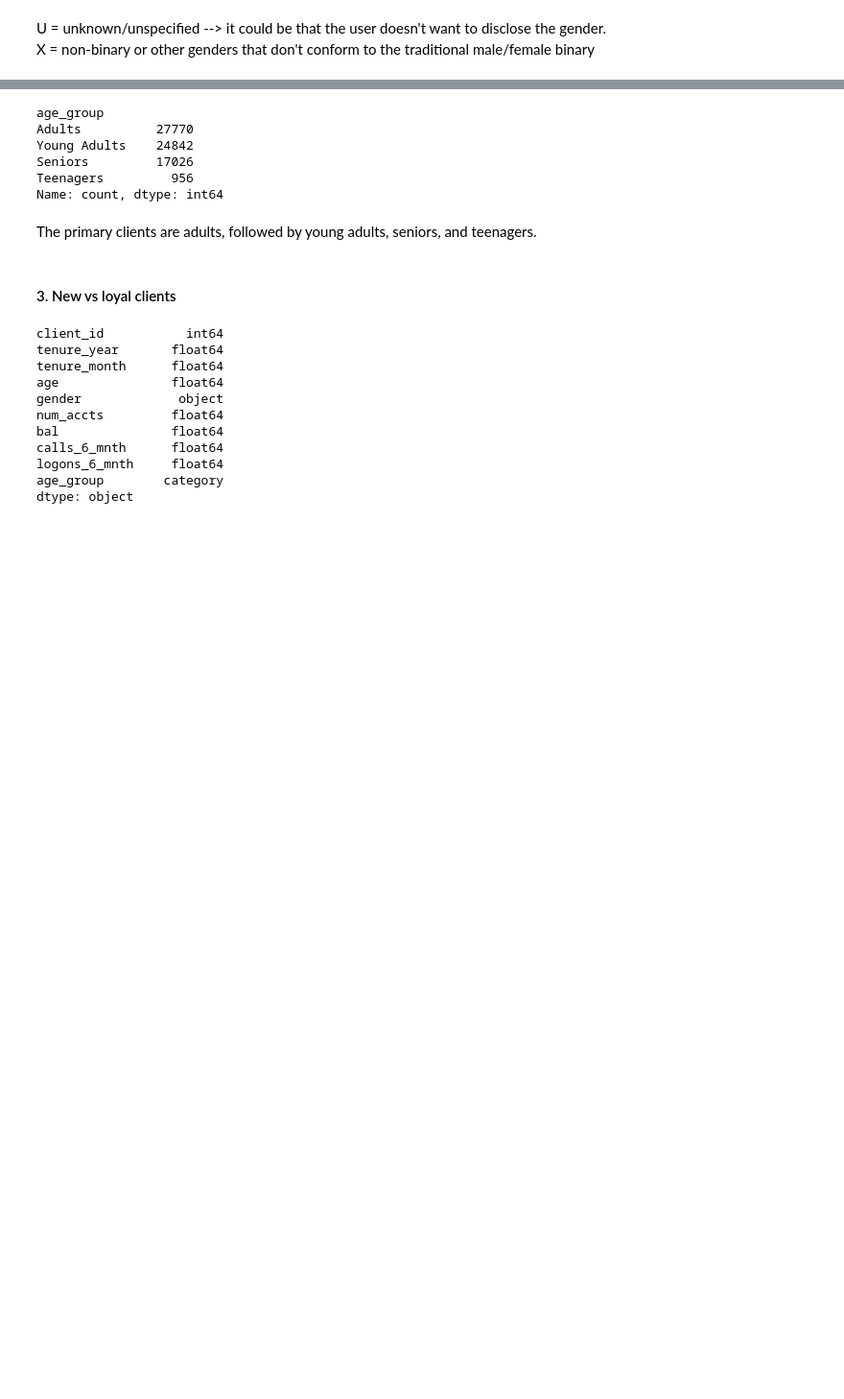
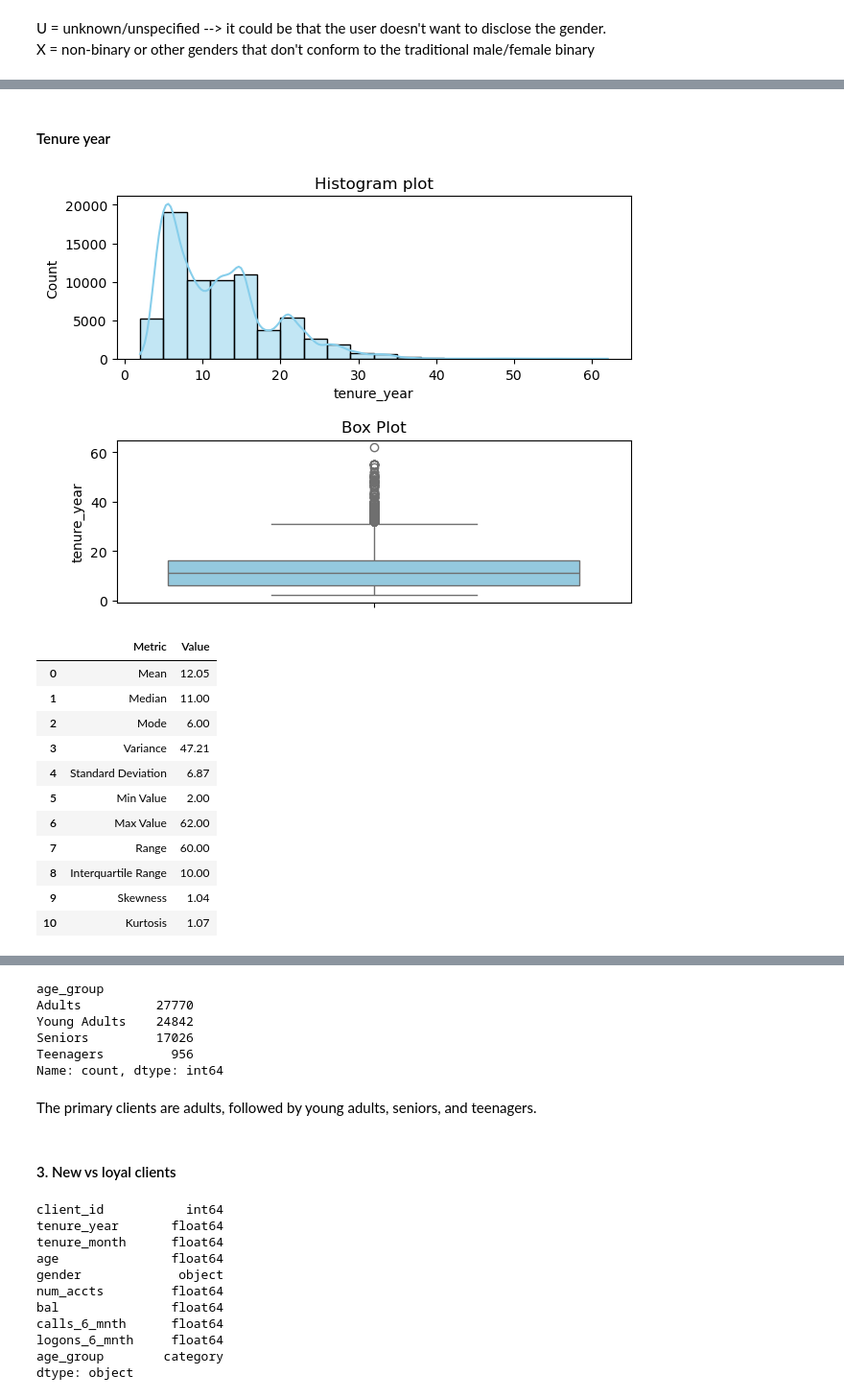
Before and after one commit to RosaEvasari/Vanguard_Project, a Jupyter notebook: notebooks/notebook_Rosa.ipynb, the cells around one changed output, grey strips where cells are left out. Shown at 96% size. Cells and saved outputs as stored; diff of their text form; code cells hidden in the pictures; blank space fills up the shorter version.

```diff
--- a/notebooks/notebook_Rosa.ipynb
+++ b/notebooks/notebook_Rosa.ipynb
@@ -252 +365,20 @@ df_final_demo["age"].min()
+# %% [markdown]
+#### Tenure year
+# %%
+tenure_year = df_final_demo_cleaned["tenure_year"]
+univariate_numerical(tenure_year)
+# %% [output]
+[figure, added]
+|  | Metric | Value |
+| 0 | Mean | 12.05 |
+| 1 | Median | 11.00 |
+| 2 | Mode | 6.00 |
+| 3 | Variance | 47.21 |
+| 4 | Standard Deviation | 6.87 |
+| 5 | Min Value | 2.00 |
+| 6 | Max Value | 62.00 |
+| 7 | Range | 60.00 |
+| 8 | Interquartile Range | 10.00 |
+| 9 | Skewness | 1.04 |
+| 10 | Kurtosis | 1.07 |
 # %%
```
Also changed, not shown: parts of 24 cells of this notebook, 1 other file.
